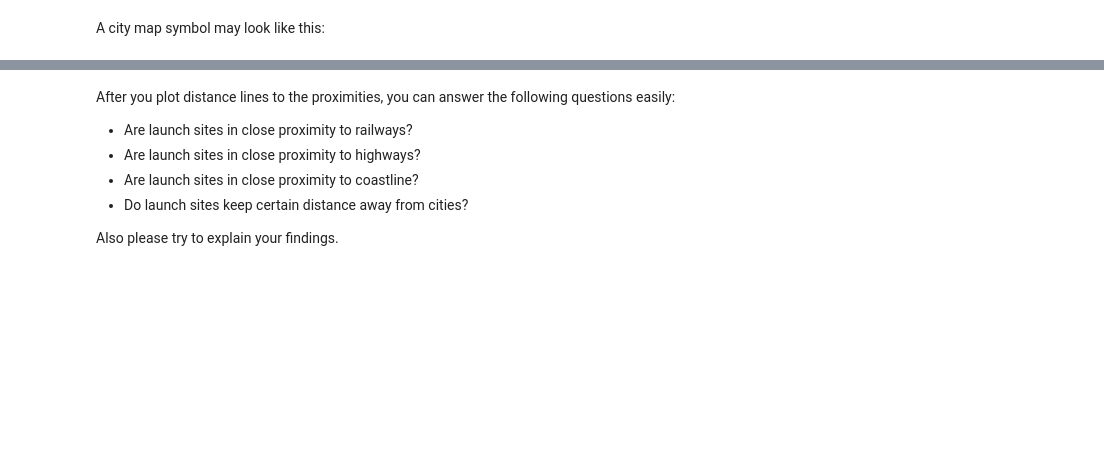
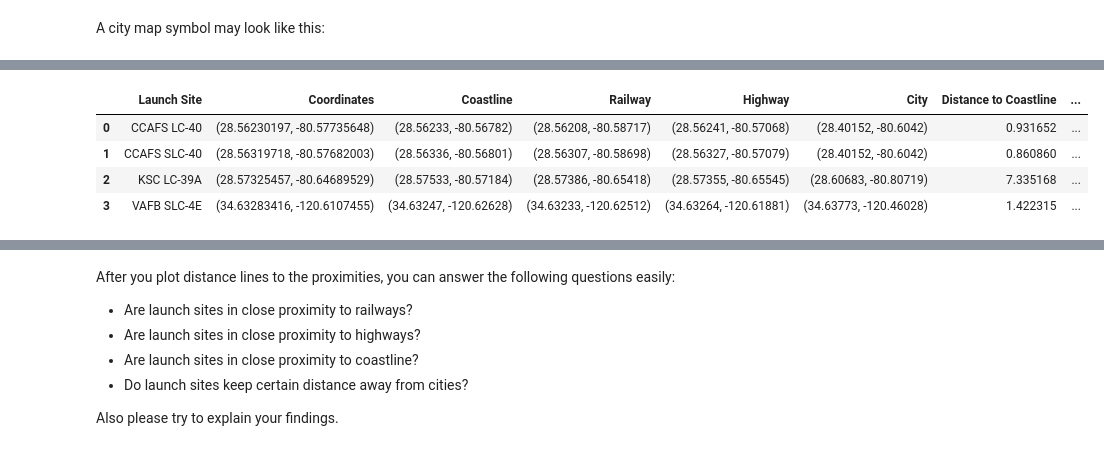
Before and after one commit to matt-mccarthy/ibm-ds-capstone, a Jupyter notebook: notebooks/lab_jupyter_launch_site_location.ipynb, the cells around one changed output, grey strips where cells are left out. Saved outputs shown, nothing was run; the diff lists cells and outputs as text; code cells hidden in the pictures; blank space fills up the shorter version.

```diff
--- a/notebooks/lab_jupyter_launch_site_location.ipynb
+++ b/notebooks/lab_jupyter_launch_site_location.ipynb
@@ -316,3 +312,8 @@ launch_sites_df[launch_sites_df['Launch Site'] == 'CCAFS SLC-40']
+# %%
+# Converts a site name to a tuple of the form (lat, long)
+def siteToCoords(site_name):
+    sitedata = launch_sites_df[launch_sites_df['Launch Site'] == site_name]
+    return float(sitedata['Lat'].iloc[0]),float(sitedata['Long'].iloc[0])
 # %%
 # find coordinate of the closet coastline
 # e.g.,: Lat: 28.56367  Lon: -80.57163
@@ -370,0 +382,32 @@ A city map symbol may look like this:
+# %%
+# Create a marker with distance to a closest city, railway, highway, etc.
+# Draw a line between the marker to the launch site
+nearest_locs = pd.DataFrame(launch_sites_df['Launch Site'])
+# The coordinates below are of the form (Lat,Long).
+nearest_locs['Coordinates'] = [siteToCoords(launch_sites_df.iloc[i]['Launch Site']) for i in range(len(launch_sites_df))]
+# For the first three, these are the nearest points on the FL coast, the fourth is the nearest point on the CA coast
+nearest_locs['Coastline'] = [(28.56233,-80.56782), (28.56336, -80.56801), (28.57533, -80.57184), (34.63247, -120.62628)]
+# For the first two, this is the Titan III road, the third is a railway parallel to Kennedy Parkway North,
+# the fourth is the Santa Barbara Subdivision
+nearest_locs['Railway'] = [(28.56208,-80.58717), (28.56307, -80.58698), (28.57386, -80.65418), (34.63233, -120.62512)]
+# For the first two, this is Samuel C Philips Pkwy, the third is Kennedy Parkway North, the fourth is Surf Road
+nearest_locs['Highway'] = [(28.56241, -80.57068), (28.56327, -80.57079), (28.57355, -80.65545), (34.63264, -120.61881)]
+# For the first two, this is Cape Canaveral, FL, the third is Titusville, FL, the fourth is Lompoc, CA
+nearest_locs['City'] = [(28.40152, -80.6042), (28.40152, -80.6042), (28.60683, -80.80719), (34.63773, -120.46028)]
+
+lookup = ['Coastline', 'Railway', 'Highway', 'City']
+
+for cat in lookup:
+    nearest_locs['Distance to {}'.format(cat)] = [calculate_distance(nearest_locs.iloc[i]['Coordinates'][0],
+                                                                     nearest_locs.iloc[i]['Coordinates'][1],
+                                                                     nearest_locs.iloc[i][cat][0],
+                                                                     nearest_locs.iloc[i][cat][1])
+                                                  for i in range(len(nearest_locs))]
+
+nearest_locs
+# %% [output]
+|  | Launch Site | Coordinates | Coastline | Railway | Highway | City | Distance to Coastline | ... |
+| 0 | CCAFS LC-40 | (28.56230197, -80.57735648) | (28.56233, -80.56782) | (28.56208, -80.58717) | (28.56241, -80.57068) | (28.40152, -80.6042) | 0.931652 | ... |
+| 1 | CCAFS SLC-40 | (28.56319718, -80.57682003) | (28.56336, -80.56801) | (28.56307, -80.58698) | (28.56327, -80.57079) | (28.40152, -80.6042) | 0.860860 | ... |
+| 2 | KSC LC-39A | (28.57325457, -80.64689529) | (28.57533, -80.57184) | (28.57386, -80.65418) | (28.57355, -80.65545) | (28.60683, -80.80719) | 7.335168 | ... |
+| 3 | VAFB SLC-4E | (34.63283416, -120.6107455) | (34.63247, -120.62628) | (34.63233, -120.62512) | (34.63264, -120.61881) | (34.63773, -120.46028) | 1.422315 | ... |
```
Also changed, not shown: parts of 12 cells of this notebook.
